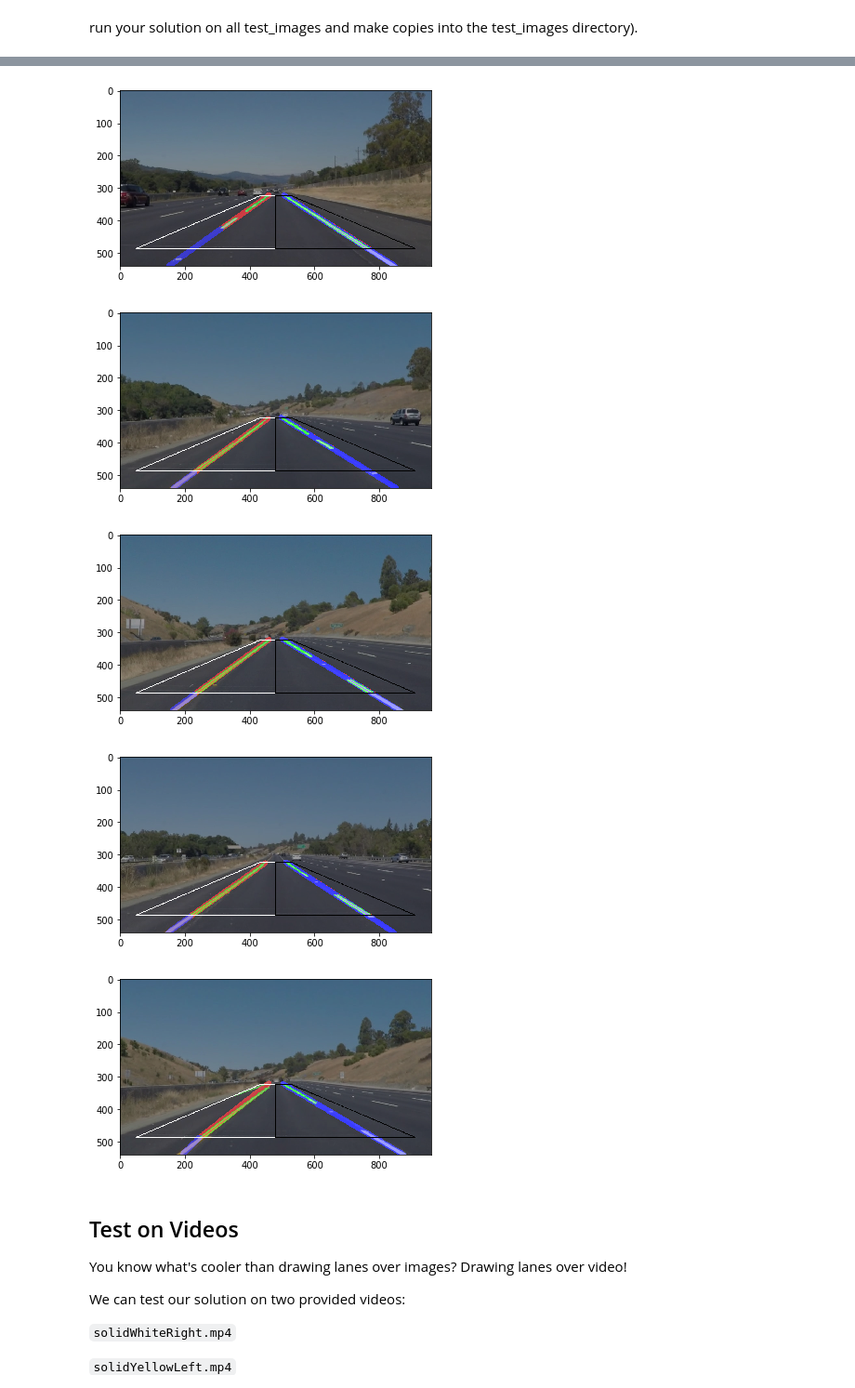
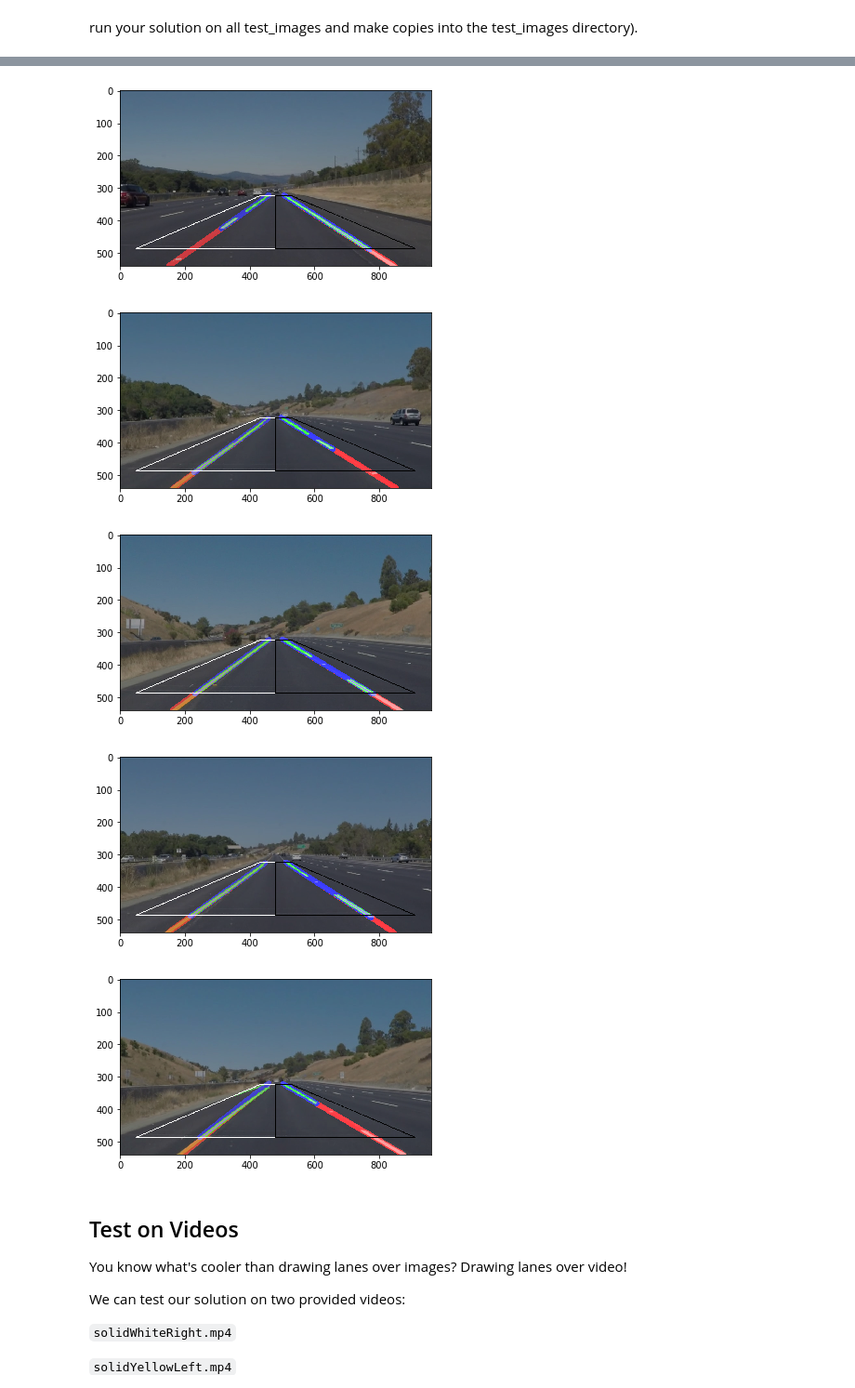
Before and after one commit to adieuadieu/educathingamajigs, a Jupyter notebook: udacity/carnd/p1-lane-lines/P1.ipynb, the cells around one changed output, grey strips where cells are left out. Shown: that part at 93% size. Saved outputs shown, nothing was run; the diff lists cells and outputs as text; code cells hidden in the pictures.

Commit message:
some clean up, final tweaks to draw single line instead of two

```diff
--- a/udacity/carnd/p1-lane-lines/P1.ipynb
+++ b/udacity/carnd/p1-lane-lines/P1.ipynb
@@ -285,17 +285,19 @@ def draw_extrapolated_lines(image, lines, color=[255, 0, 0], thickness=15):
 
     bottom_x1 = int(fx(height))
     bottom_y1 = height
-    bottom_x2 = x1
-    bottom_y2 = y1
+    bottom_x2 = x2 if x_coefficients[0] < 0 else x1
+    bottom_y2 = y2 if x_coefficients[0] < 0 else y1
 
     if (LOGGING):
         print(shape)
         print("line: ({},{}) ({},{})".format(x1, y1, x2, y2))
         print("line ext: ({},{}) ({},{})".format(bottom_x1, bottom_y1, bottom_x2, bottom_y2))
 
-    cv2.line(image,(x1, y1),(x2, y2), color, thickness)
+    cv2.line(image,(bottom_x1, bottom_y1),(bottom_x2, bottom_y2), color, thickness)
 
-    cv2.line(image,(bottom_x1, bottom_y1),(bottom_x2, bottom_y2), BLUE, thickness)
+    if (DEBUG):
+        cv2.line(image,(x1, y1),(x2, y2), BLUE, thickness)
+
 
 images = [load_image(image) for image in test_images]
 images = [go_go_gadget(image) for image in images]
@@ -309,8 +311,8 @@ show(images)
-[figure, old version]
+[figure, new version]
-[figure, old version]
+[figure, new version]
-[figure, old version]
+[figure, new version]
-[figure, old version]
+[figure, new version]
-[figure, old version]
+[figure, new version]
 # %% [markdown]
 ## Test on Videos
 
```
Also changed, not shown: parts of 4 cells of this notebook, 9 other files.
